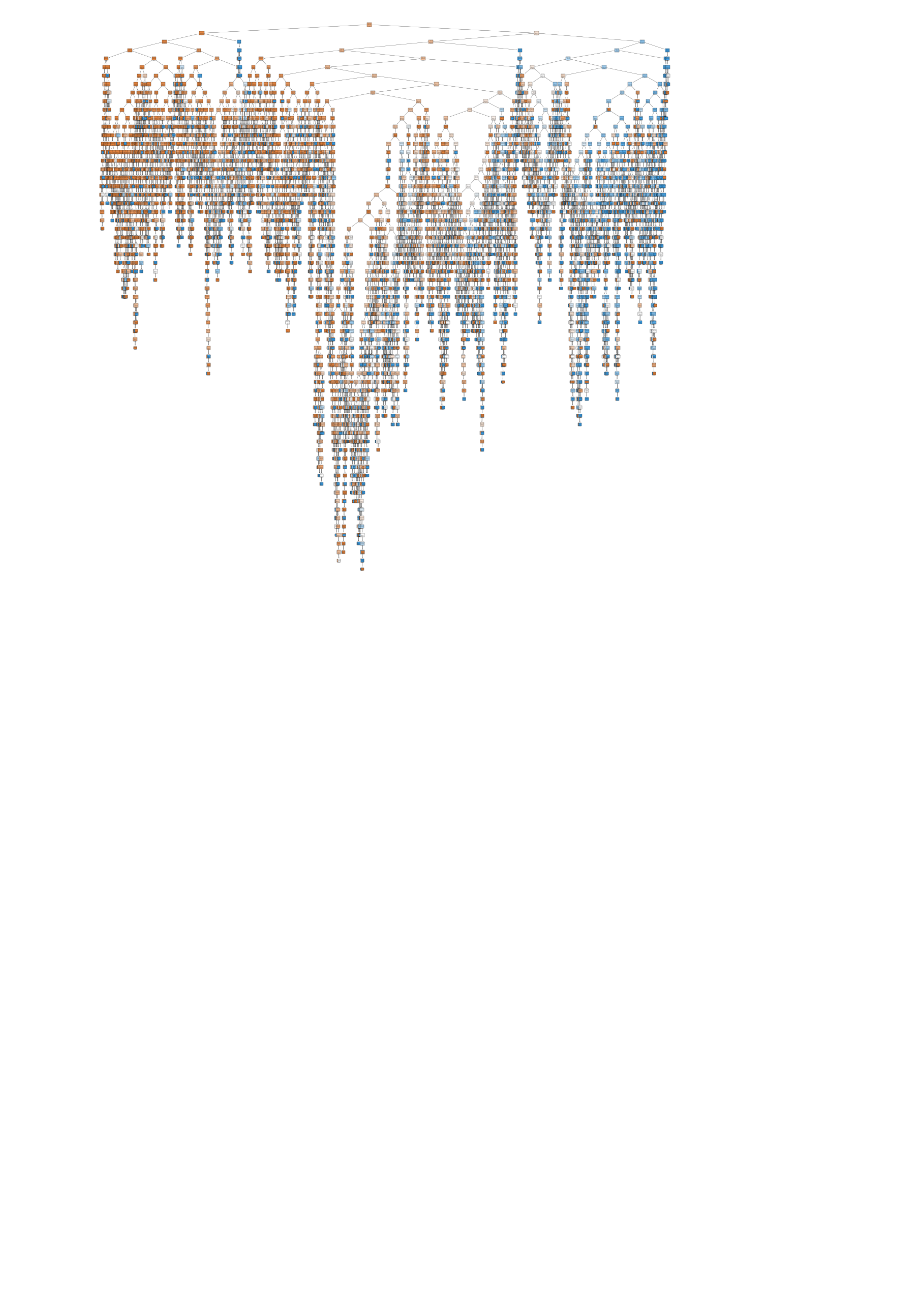
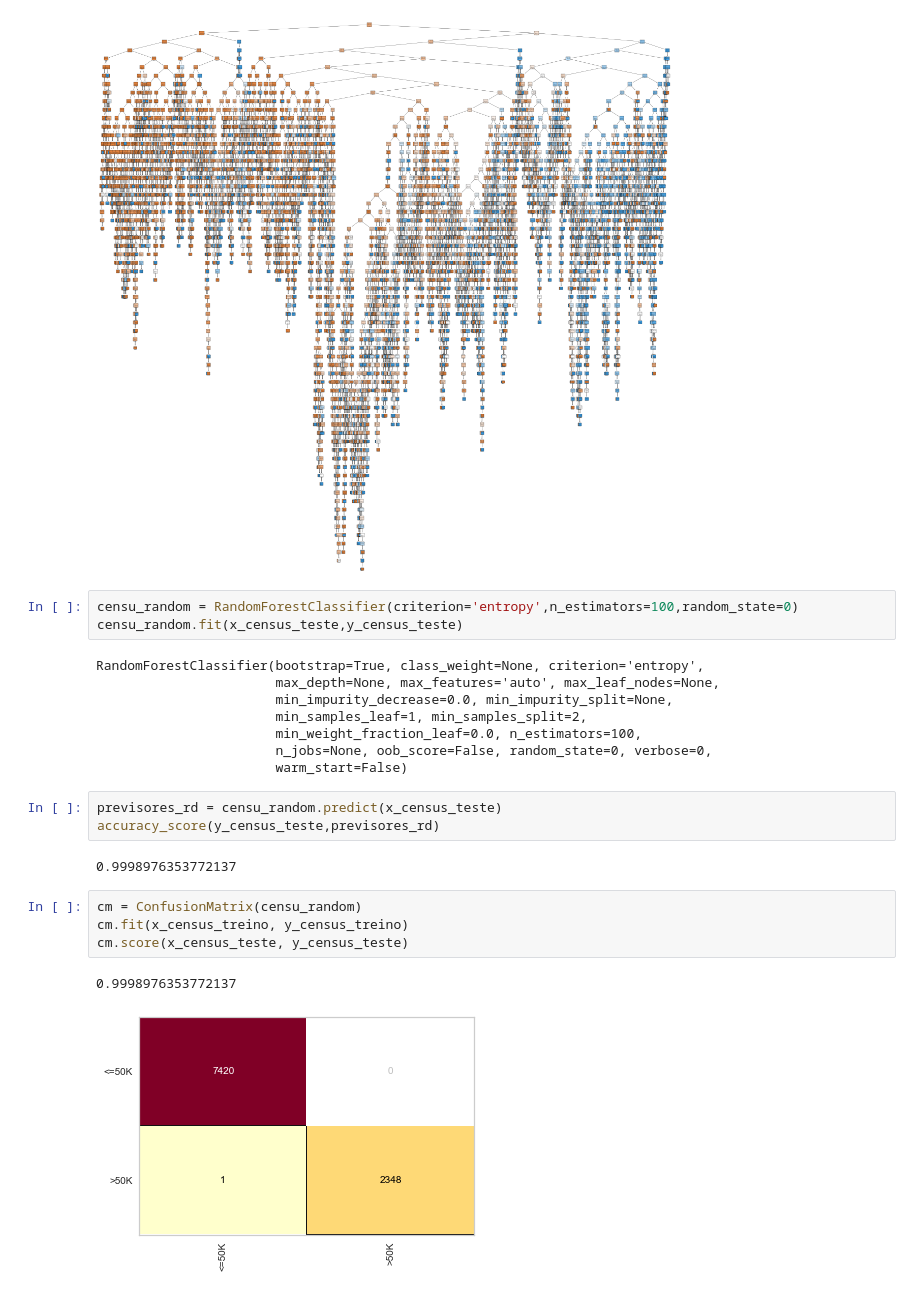
Before and after one commit to ayslanleal/credit-risk-classifier, a Jupyter notebook: training-censu.ipynb, the cells around one changed output. Saved outputs shown, nothing was run; the diff lists cells and outputs as text; blank space fills up the shorter version.

Commit message:
add random forest census

```diff
--- a/training-censu.ipynb
+++ b/training-censu.ipynb
@@ -85,3 +86,26 @@ tree.plot_tree(arvore_census, feature_names=previsor_arvore, class_names=str(arv
 plt.show()
 # %% [output]
 [figure]
+# %%
+censu_random = RandomForestClassifier(criterion='entropy',n_estimators=100,random_state=0)
+censu_random.fit(x_census_teste,y_census_teste)
+# %% [output]
+RandomForestClassifier(bootstrap=True, class_weight=None, criterion='entropy',
+                       max_depth=None, max_features='auto', max_leaf_nodes=None,
+                       min_impurity_decrease=0.0, min_impurity_split=None,
+                       min_samples_leaf=1, min_samples_split=2,
+                       min_weight_fraction_leaf=0.0, n_estimators=100,
+                       n_jobs=None, oob_score=False, random_state=0, verbose=0,
+                       warm_start=False)
+# %%
+previsores_rd = censu_random.predict(x_census_teste)
+accuracy_score(y_census_teste,previsores_rd)
+# %% [output]
+0.9998976353772137
+# %%
+cm = ConfusionMatrix(censu_random)
+cm.fit(x_census_treino, y_census_treino)
+cm.score(x_census_teste, y_census_teste)
+# %% [output]
+0.9998976353772137
+[figure, added]
```
Also changed, not shown: parts of 2 cells of this notebook.
